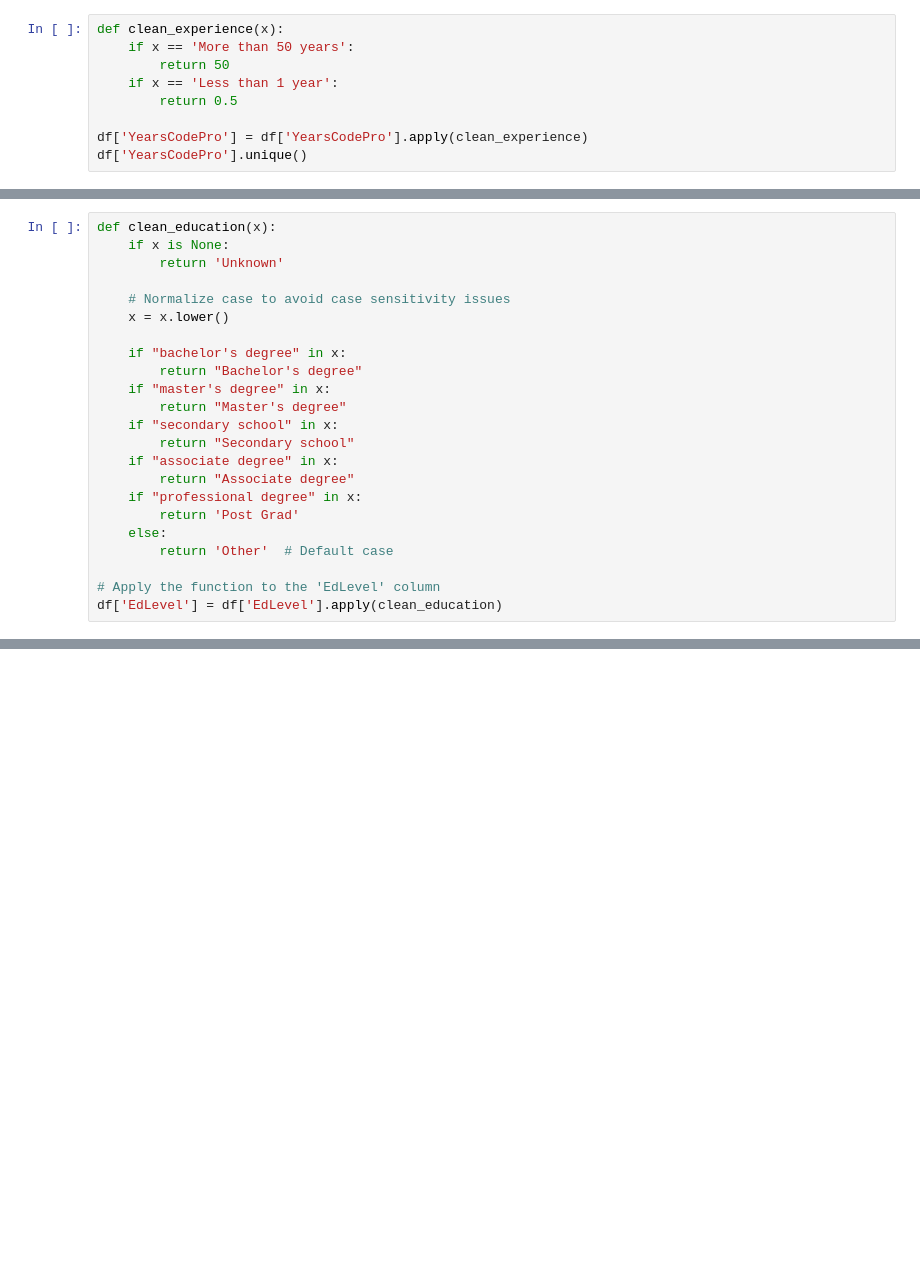
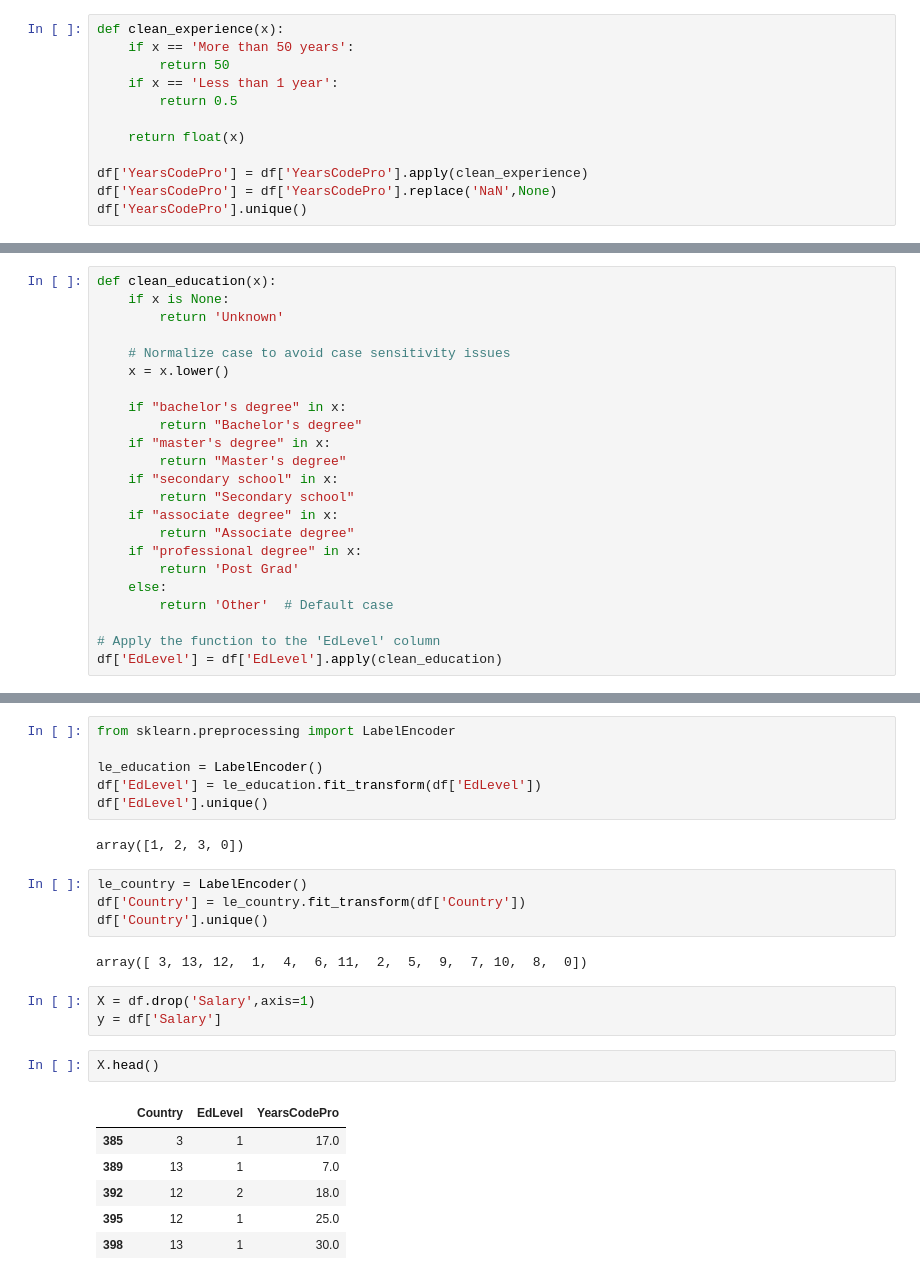
Before and after one commit to K-Digvijay/Software_Salary_Prediction, a Jupyter notebook: salarypredict.ipynb, the cells around one changed output, grey strips where cells are left out. Cells and saved outputs as stored; diff of their text form; blank space fills up the shorter version.

```diff
--- a/salarypredict.ipynb
+++ b/salarypredict.ipynb
@@ -151,6 +151,9 @@ def clean_experience(x):
     if x == 'Less than 1 year':
         return 0.5
 
+    return float(x)
+
 df['YearsCodePro'] = df['YearsCodePro'].apply(clean_experience)
+df['YearsCodePro'] = df['YearsCodePro'].replace('NaN',None)
 df['YearsCodePro'].unique()
 # %% [output]
@@ -188,0 +203,26 @@ array(['Other'], dtype=object)
+# %%
+from sklearn.preprocessing import LabelEncoder
+
+le_education = LabelEncoder()
+df['EdLevel'] = le_education.fit_transform(df['EdLevel'])
+df['EdLevel'].unique()
+# %% [output]
+array([1, 2, 3, 0])
+# %%
+le_country = LabelEncoder()
+df['Country'] = le_country.fit_transform(df['Country'])
+df['Country'].unique()
+# %% [output]
+array([ 3, 13, 12,  1,  4,  6, 11,  2,  5,  9,  7, 10,  8,  0])
+# %%
+X = df.drop('Salary',axis=1)
+y = df['Salary']
+# %%
+X.head()
+# %% [output]
+|  | Country | EdLevel | YearsCodePro |
+| 385 | 3 | 1 | 17.0 |
+| 389 | 13 | 1 | 7.0 |
+| 392 | 12 | 2 | 18.0 |
+| 395 | 12 | 1 | 25.0 |
+| 398 | 13 | 1 | 30.0 |
```
Also changed, not shown: parts of 28 cells of this notebook, 10 other files.
